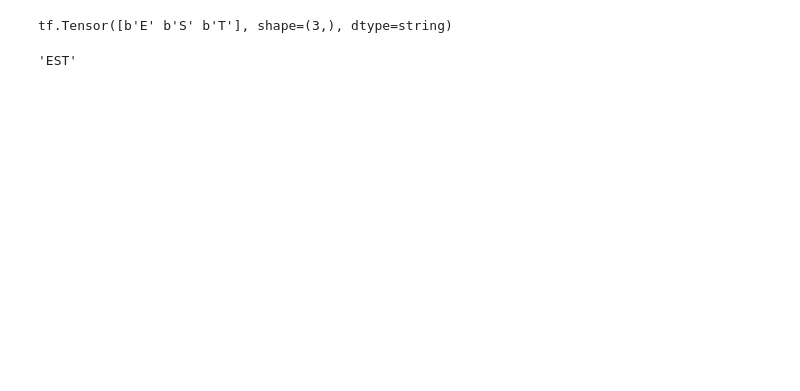
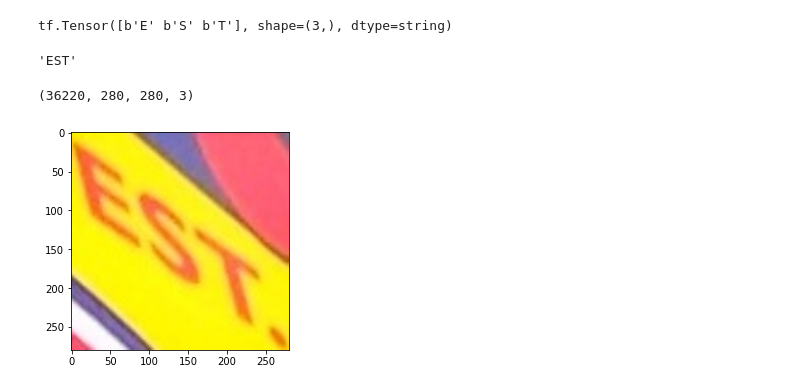
Before and after one commit to MarioTurco/ProgettoCV, a Jupyter notebook: Preparazione Dataset.ipynb, the cells around one changed output. Saved outputs shown, nothing was run; the diff lists cells and outputs as text; code cells hidden in the pictures; blank space fills up the shorter version.

```diff
--- a/Preparazione Dataset.ipynb
+++ b/Preparazione Dataset.ipynb
@@ -8,6 +8,11 @@ labels = []
 for i in sorted(data, key = lambda x: (int(x.split("_")[1]), int(x.split("_")[2]))):
     if data[i][0]['language'] == 'Latin':
         labels.append(data[i][0]['transcription'])
+# %%
+import json
+
+with open('../dataset_text_rec/train_task2_labels.json') as f:
+    data = json.load(f)
 # %%
 import numpy as np
 
@@ -24,3 +33,5 @@ imgs = np.array(imgs)
+# %%
+imgs = np.array(imgs)
 # %%
 import cv2
 
@@ -43,3 +54,14 @@ tf.Tensor([b'E' b'S' b'T'], shape=(3,), dtype=string)
 labels[0]
 # %% [output]
 'EST'
+# %%
+res_imgs.shape
+# %% [output]
+(36220, 280, 280, 3)
+# %%
+import matplotlib.pyplot as plt
+
+plt.imshow(res_imgs[0])
+plt.show()
+# %% [output]
+[figure, added]
```
Also changed, not shown: parts of 2 cells of this notebook.
